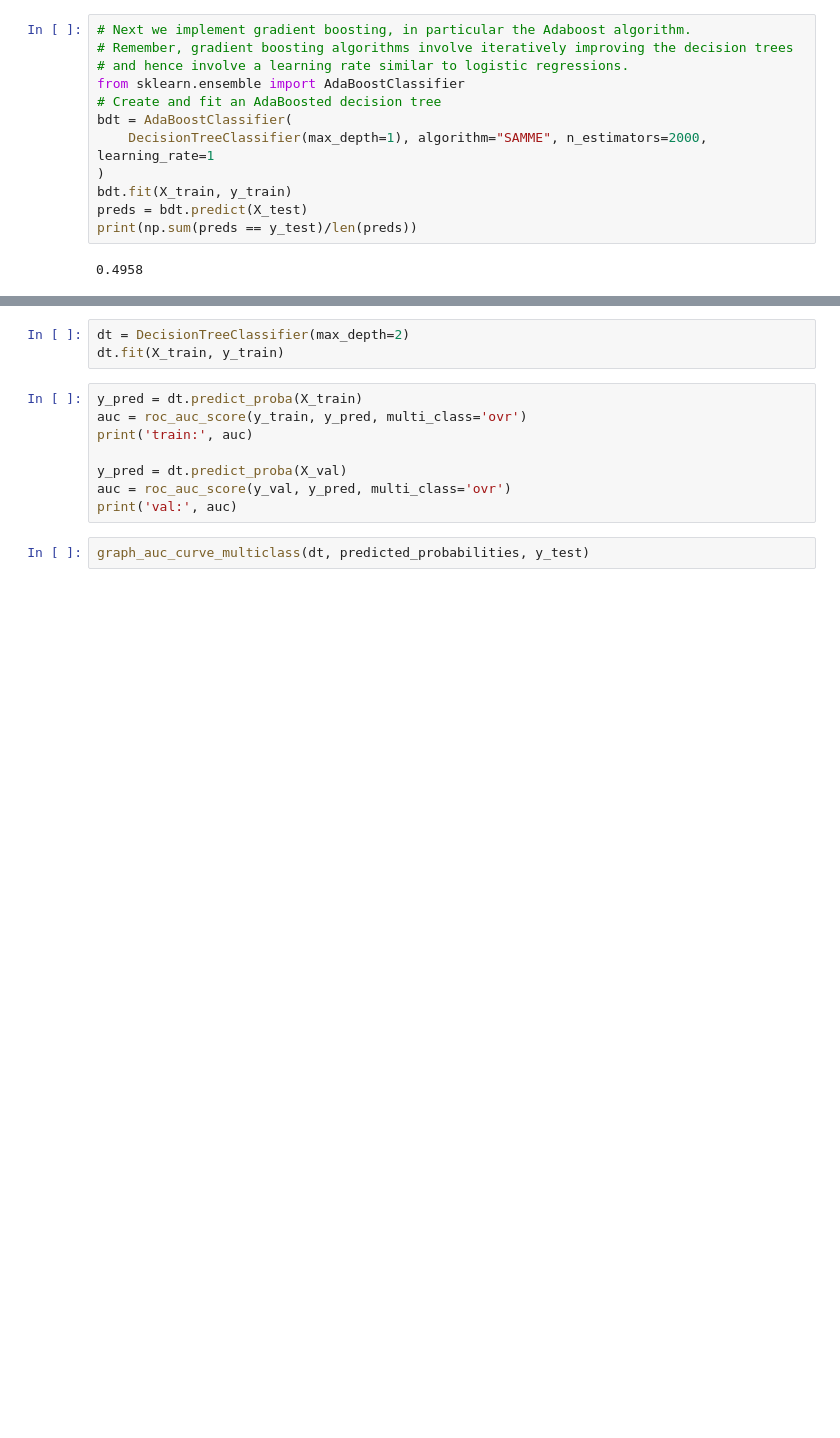
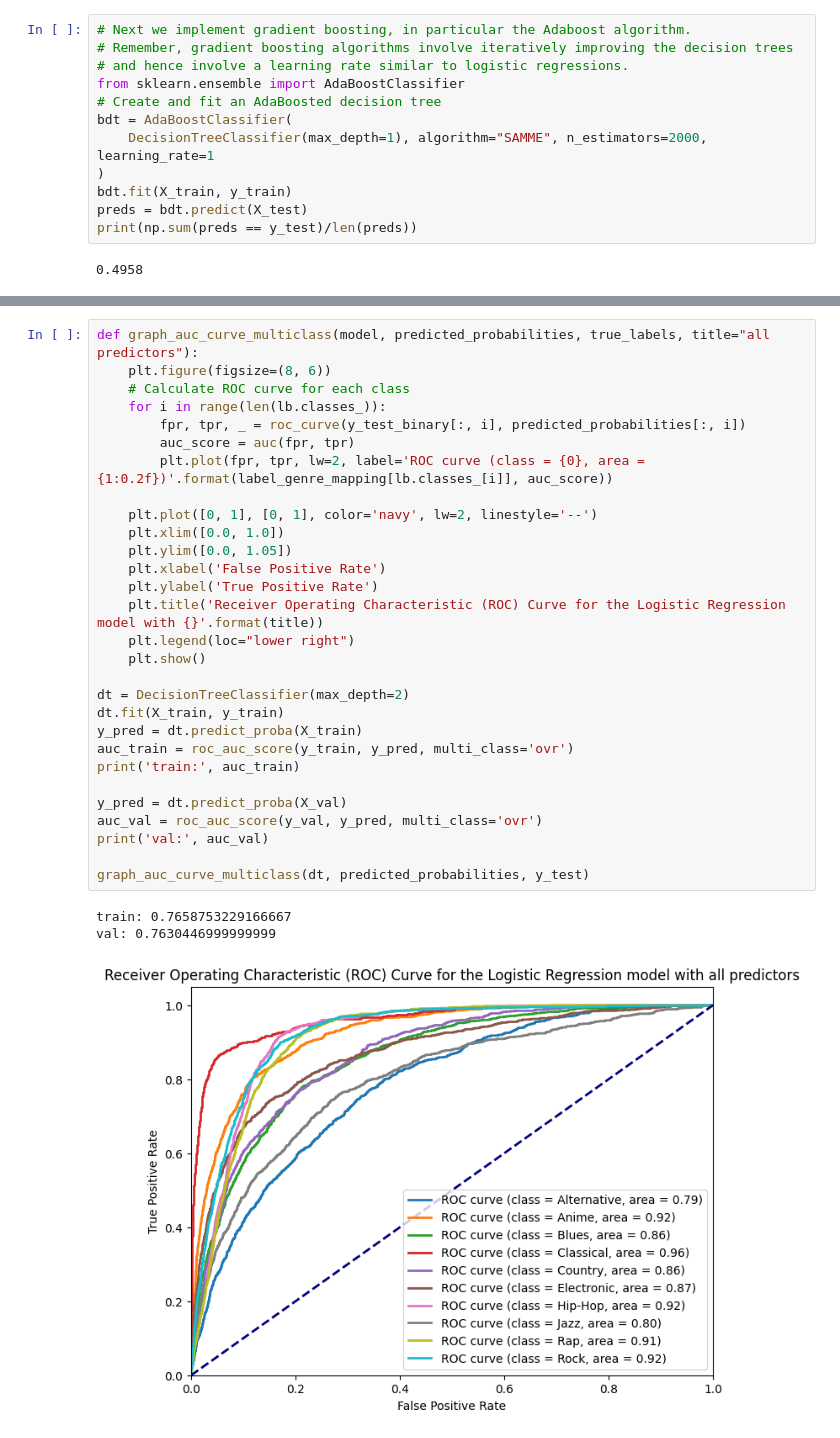
Before and after one commit to whykay-01/machine-learning-music-genre-classifier, a Jupyter notebook: capstone_classification.ipynb, the cells around one changed output, grey strips where cells are left out. Cells and saved outputs as stored; diff of their text form; blank space fills up the shorter version.

```diff
--- a/capstone_classification.ipynb
+++ b/capstone_classification.ipynb
@@ -447,13 +392,33 @@ print("Validation score: ", roc_auc_score(y_val, y_pred, multi_class='ovr'))
 # %%
+def graph_auc_curve_multiclass(model, predicted_probabilities, true_labels, title="all predictors"):
+    plt.figure(figsize=(8, 6))
+    # Calculate ROC curve for each class
+    for i in range(len(lb.classes_)):
+        fpr, tpr, _ = roc_curve(y_test_binary[:, i], predicted_probabilities[:, i])
+        auc_score = auc(fpr, tpr)
+        plt.plot(fpr, tpr, lw=2, label='ROC curve (class = {0}, area = {1:0.2f})'.format(label_genre_mapping[lb.classes_[i]], auc_score))
+
+    plt.plot([0, 1], [0, 1], color='navy', lw=2, linestyle='--')
+    plt.xlim([0.0, 1.0])
+    plt.ylim([0.0, 1.05])
+    plt.xlabel('False Positive Rate')
+    plt.ylabel('True Positive Rate')
+    plt.title('Receiver Operating Characteristic (ROC) Curve for the Logistic Regression model with {}'.format(title))
+    plt.legend(loc="lower right")
+    plt.show()
+
 dt = DecisionTreeClassifier(max_depth=2)
 dt.fit(X_train, y_train)
+y_pred = dt.predict_proba(X_train)
+auc_train = roc_auc_score(y_train, y_pred, multi_class='ovr')
+print('train:', auc_train)
+
+y_pred = dt.predict_proba(X_val)
+auc_val = roc_auc_score(y_val, y_pred, multi_class='ovr')
+print('val:', auc_val)
+
+graph_auc_curve_multiclass(dt, predicted_probabilities, y_test)
+# %% [output]
+train: 0.7658753229166667
+val: 0.7630446999999999
+[figure, added]
-# %%
-y_pred = dt.predict_proba(X_train)
-auc = roc_auc_score(y_train, y_pred, multi_class='ovr')
-print('train:', auc)
-
-y_pred = dt.predict_proba(X_val)
-auc = roc_auc_score(y_val, y_pred, multi_class='ovr')
-print('val:', auc)
-# %%
-graph_auc_curve_multiclass(dt, predicted_probabilities, y_test)
```
Also changed, not shown: parts of 14 cells of this notebook.
